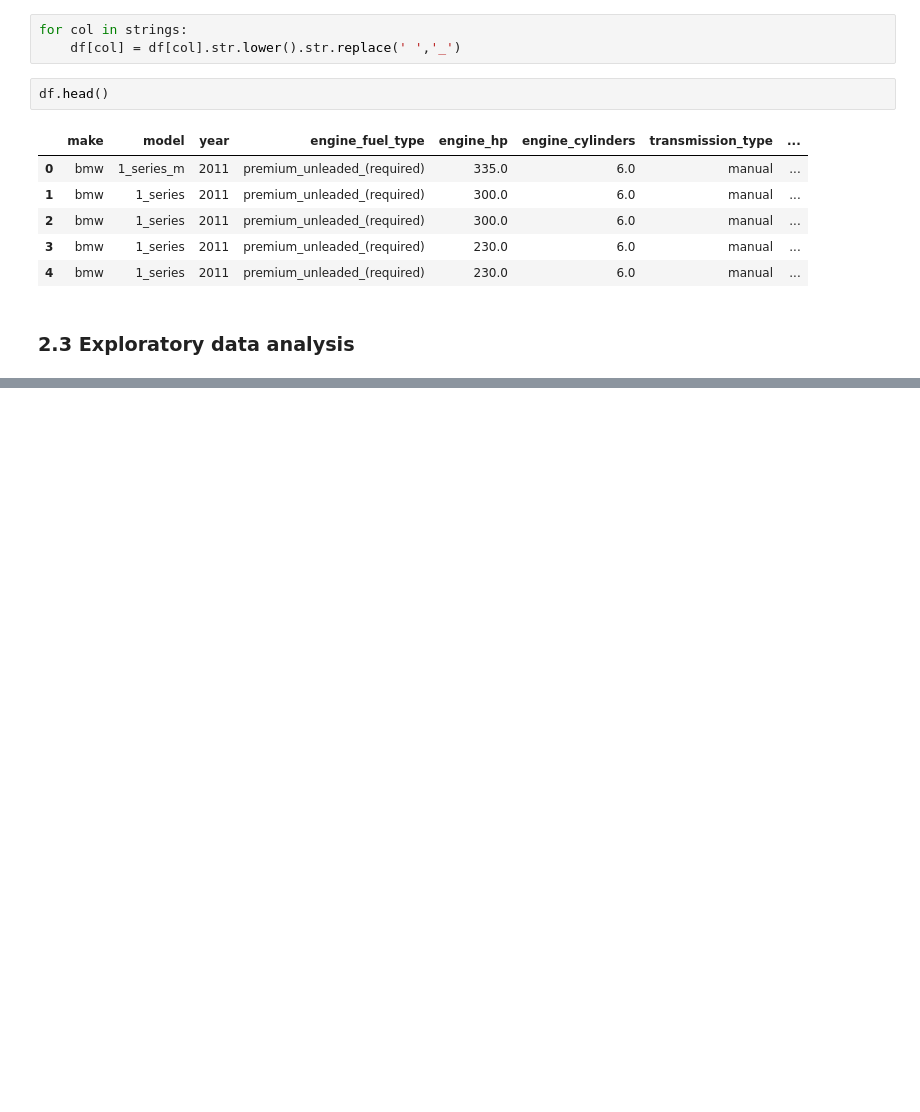
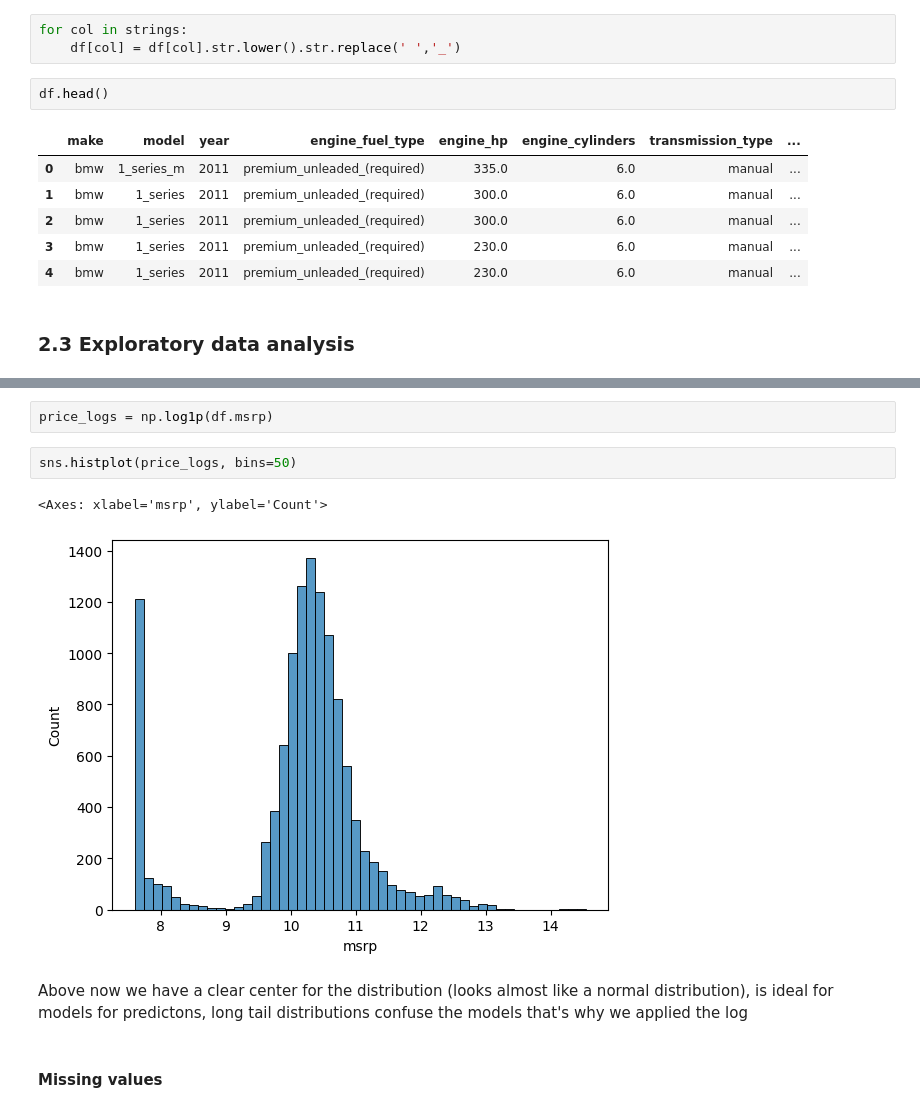
Before and after one commit to Guilhermertp/machine-learning-zoomcamp2025, a Jupyter notebook: 02-Regression/Regression.ipynb, the cells around one changed output, grey strips where cells are left out. Saved outputs shown, nothing was run; the diff lists cells and outputs as text; blank space fills up the shorter version.

```diff
--- a/02-Regression/Regression.ipynb
+++ b/02-Regression/Regression.ipynb
@@ -117,0 +176,11 @@ df.head()
+# %%
+price_logs = np.log1p(df.msrp)
+# %%
+sns.histplot(price_logs, bins=50)
+# %% [output]
+<Axes: xlabel='msrp', ylabel='Count'>
+[figure, added]
+# %% [markdown]
+Above now we have a clear center for the distribution (looks almost like a normal distribution), is ideal for models for predictons, long tail distributions confuse the models that's why we applied the log
+# %% [markdown]
+#### Missing values
```
Also changed, not shown: parts of 10 cells of this notebook.
